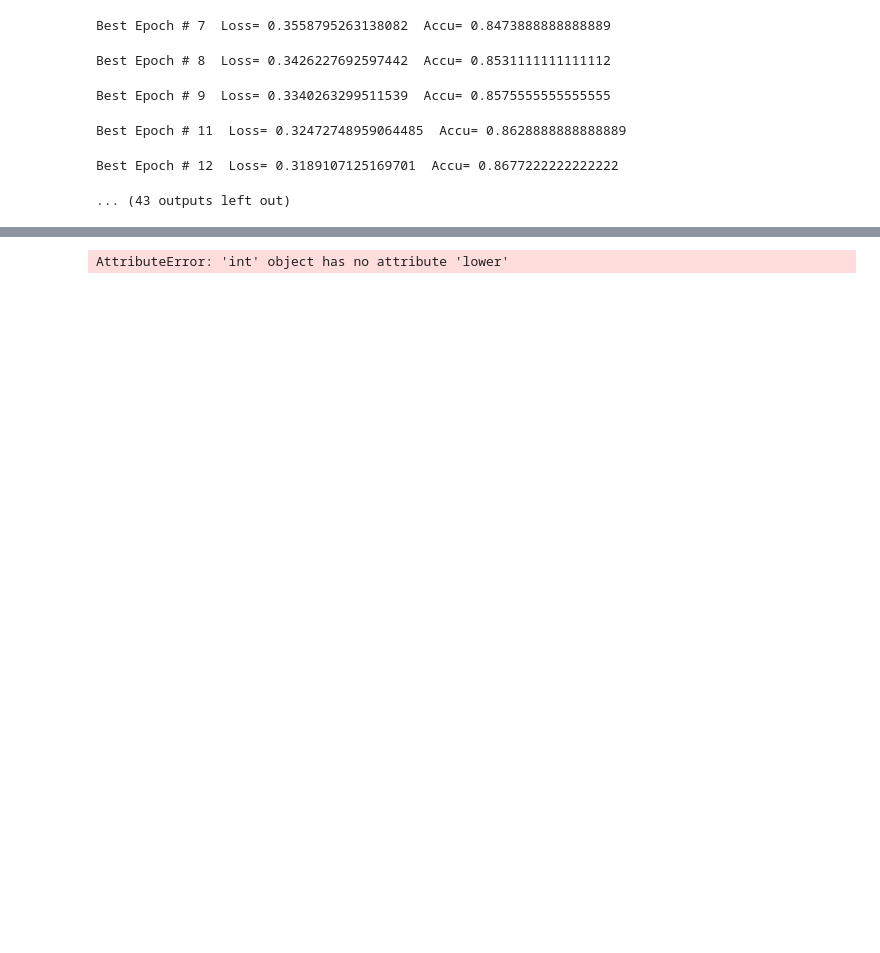
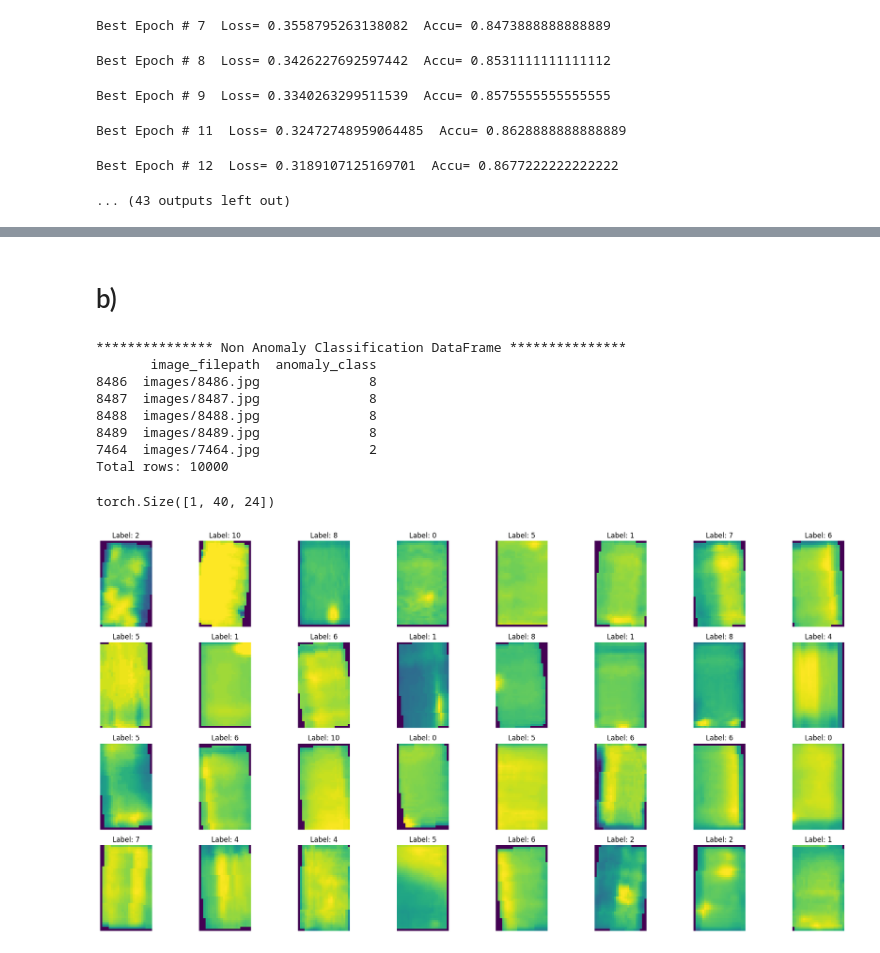
Before and after one commit to RVasconcelosMiguel/ComputerVision, a Jupyter notebook: CV_Proj2_9535.ipynb, the cells around one changed output, grey strips where cells are left out. Cells and saved outputs as stored; diff of their text form; code cells hidden in the pictures; blank space fills up the shorter version.

```diff
--- a/CV_Proj2_9535.ipynb
+++ b/CV_Proj2_9535.ipynb
@@ -469,9 +473,8 @@ Loss = 0.1938176594125107   Accuracy= 0.9485
+# %% [markdown]
+# b)
 # %%
 # Binary Classification DataFrame
 df_anomaly = df.copy()
-df_anomaly['anomaly_class'] = df_binary['anomaly_class'].apply(
-    lambda x: 1 if x.lower() != 'no-anomaly' else 0
-)
 
 df_anomaly= df_anomaly[df_anomaly["anomaly_class"] != "No-Anomaly"]
 
@@ -492,13 +495,20 @@ df_anomaly['anomaly_class'] = df_anomaly['anomaly_class'].apply(
 
 # Display DataFrame details
 print("*************** Non Anomaly Classification DataFrame ***************")
-print(df_anomaly.head())
+print(df_anomaly.tail())
 print("Total rows:", df_anomaly.shape[0])
 
 train_ratio_b = 0.9
-train_data_b, test_data_b = train_test_split(df_anomaly, test_size=(1-train_ratio_b), train_size=train_ratio_b, random_state=2, stratify=df_binary['anomaly_class'])
+train_data_b, test_data_b = train_test_split(df_anomaly, test_size=(1-train_ratio_b), train_size=train_ratio_b, random_state=2, stratify=df_anomaly['anomaly_class'])
 
 train_data.reset_index(drop=True, inplace=True)
 test_data.reset_index(drop=True, inplace=True)
 # %% [output]
-AttributeError: 'int' object has no attribute 'lower'
+*************** Non Anomaly Classification DataFrame ***************
+       image_filepath  anomaly_class
+8486  images/8486.jpg              8
+8487  images/8487.jpg              8
+8488  images/8488.jpg              8
+8489  images/8489.jpg              8
+7464  images/7464.jpg              2
+Total rows: 10000
@@ -504,0 +572,27 @@ AttributeError: 'int' object has no attribute 'lower'
+# %%
+# Obtém um batch de imagens, seus rótulos e os caminhos
+images_b, labels_b = next(iter(train_loader_b))  # Pega o primeiro batch
+
+# Desfazendo a normalização para as imagens
+images_b = images_b * 0.5 + 0.5  # Inverte a normalização, para voltar ao intervalo [0, 1]
+
+# Cria uma figura com múltiplos subplots
+fig, axes = plt.subplots(4, 8, figsize=(20, 10))  # 4 linhas e 8 colunas
+axes = axes.flatten()  # Para facilitar o acesso aos eixos (axes)
+
+# Loop para exibir as 32 primeiras imagens do batch
+for i in range(len(images_b)):
+    image = images_b[i]  # Pega a i-ésima imagem do batch
+    image_pil = transforms.ToPILImage()(image)  # Converte o tensor para uma imagem PIL
+
+    # Exibe a imagem
+    axes[i].imshow(image_pil)
+    axes[i].set_title(f"Label: {labels_b[i].item()}")  # Exibe o rótulo e o caminho do arquivo
+    axes[i].axis('off')  # Remove os eixos para uma exibição mais limpa
+
+print(images_b[0].shape)
+plt.tight_layout()  # Ajusta o layout para que as imagens não se sobreponham
+plt.show()
+# %% [output]
+torch.Size([1, 40, 24])
+[figure, added]
```
Also changed, not shown: parts of 15 cells of this notebook.
